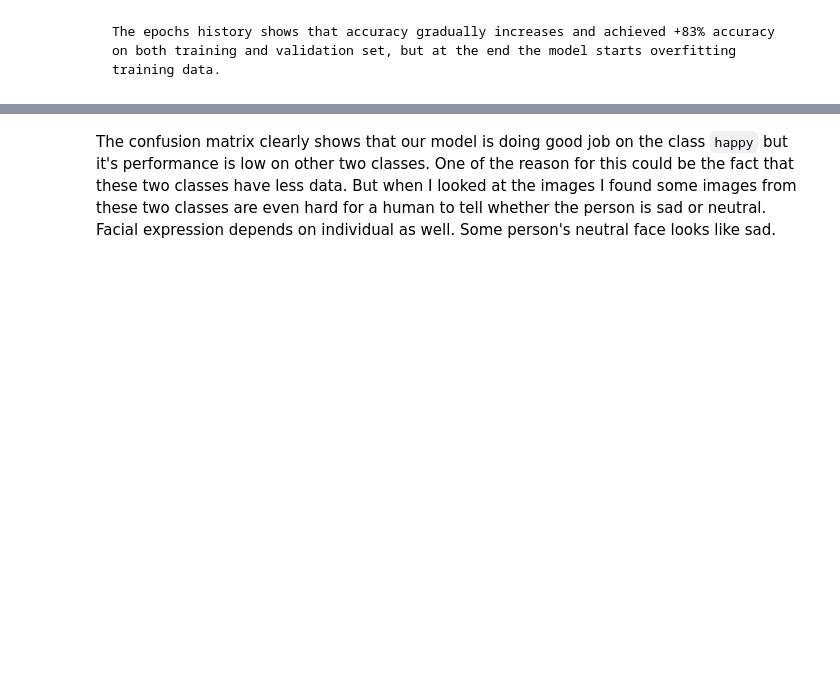
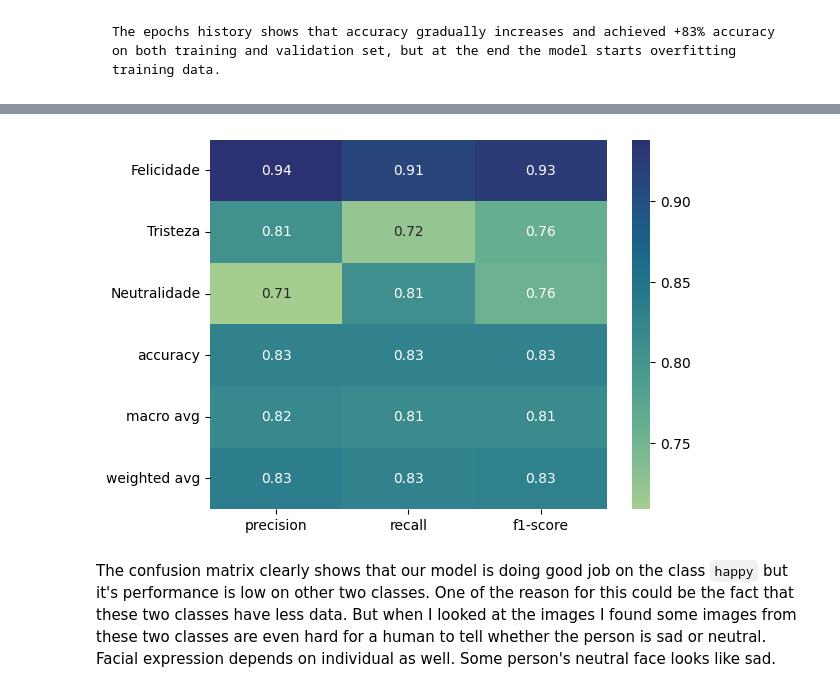
Before and after one commit to matheusqs/facial-emotion-recognition, a Jupyter notebook: notebookaa96f92ba3.ipynb, the cells around one changed output, grey strips where cells are left out. Cells and saved outputs as stored; diff of their text form; code cells hidden in the pictures; blank space fills up the shorter version.

```diff
--- a/notebookaa96f92ba3.ipynb
+++ b/notebookaa96f92ba3.ipynb
@@ -399,67 +383,44 @@ print(recall_score(np.argmax(y_valid, axis=1), yhat_valid, labels=[4], average='
 print(f1_score(np.argmax(y_valid, axis=1), yhat_valid, labels=[4], average='micro'))
 
 # print(f'total wrong validation predictions: {np.sum(np.argmax(y_valid, axis=1) != yhat_valid)}\n\n')
-# clf_report = {
-#     'Raiva': {
-#         'precision': 0.6438356164383562,
-#         'recall': 0.6646464646464646,
-#         'f1-score': 0.6540755467196819,
-#         'support': 495
-#     },
-#     'Desgosto': {
-#         'precision': 0.7857142857142857,
-#         'recall': 0.6,
-#         'f1-score': 0.6804123711340206,
-#         'support': 55
-#     },
-#     'Medo': {
-#         'precision': 0.6235294117647059,
-#         'recall': 0.4140625,
-#         'f1-score': 0.49765258215962443,
-#         'support': 512
-#     },
-#     'Felicidade': {
-#         'precision': 0.8998862343572241,
-#         'recall': 0.8798665183537263,
-#         'f1-score': 0.8897637795275591,
-#         'support': 899
-#     },
-#     'Tristeza': {
-#         'precision': 0.6075471698113207,
-#         'recall': 0.5296052631578947,
-#         'f1-score': 0.5659050966608083,
-#         'support': 608
-#     },
-#     'Surpresa': {
-#         'precision': 0.7613365155131265,
-#         'recall': 0.7975,
-#         'f1-score': 0.778998778998779,
-#         'support': 400
-#     },
-#     'Neutralidade': {
-#         'precision': 0.5829493087557603,
-#         'recall': 0.8161290322580645,
-#         'f1-score': 0.6801075268817204,
-#         'support': 620
-#     },
-#     'accuracy': 0.6999164112566174,
-#     'macro avg': {
-#         'precision': 0.7006855060506829,
-#         'recall': 0.6716871112023072,
-#         'f1-score': 0.6781308117260277,
-#         'support': 3589
-#     },
-#     'weighted avg': {
-#         'precision': 0.7036805673561024,
-#         'recall': 0.6999164112566174,
-#         'f1-score': 0.6946844003721278,
-#         'support': 3589
-#     }
-# }
-
-clf_report = classification_report(np.argmax(y_valid, axis=1), yhat_valid, output_dict=True)
+clf_report = {
+  "Felicidade": {
+    "precision": 0.9382857142857143,
+    "recall": 0.9132369299221357,
+    "f1-score": 0.9255918827508456,
+    "support": 899
+  },
+  "Tristeza": {
+    "precision": 0.8055045871559633,
+    "recall": 0.7220394736842105,
+    "f1-score": 0.7614917606244579,
+    "support": 608
+  },
+  "Neutralidade": {
+    "precision": 0.7086280056577087,
+    "recall": 0.8080645161290323,
+    "f1-score": 0.7550866616428034,
+    "support": 620
+  },
+  "accuracy": 0.8279266572637518,
+  "macro avg": {
+    "precision": 0.8174727690331287,
+    "recall": 0.8144469732451262,
+    "f1-score": 0.8140567683393689,
+    "support": 2127
+  },
+  "weighted avg": {
+    "precision": 0.8333874046269215,
+    "recall": 0.8279266572637518,
+    "f1-score": 0.8289834618106341,
+    "support": 2127
+  }
+}
 
 
-print(clf_report)
-# sns.heatmap(pd.DataFrame(clf_report).iloc[:-1, :].T, annot=True, cmap="crest")
+# clf_report = classification_report(np.argmax(y_valid, axis=1), yhat_valid, output_dict=True)
+
+
+# print(clf_report)
+sns.heatmap(pd.DataFrame(clf_report).iloc[:-1, :].T, annot=True, cmap="crest")
 # %% [output]
@@ -471,3 +432,4 @@ print(clf_report)
+[figure, added]
 # %% [markdown]
 The confusion matrix clearly shows that our model is doing good job on the class `happy` but it's performance is low on other two classes. One of the reason for this could be the fact that these two classes have less data. But when I looked at the images I found some images from these two classes are even hard for a human to tell whether the person is sad or neutral. Facial expression depends on individual as well. Some person's neutral face looks like sad.
 # %%
```
Also changed, not shown: parts of 5 cells of this notebook, 1 other file.
